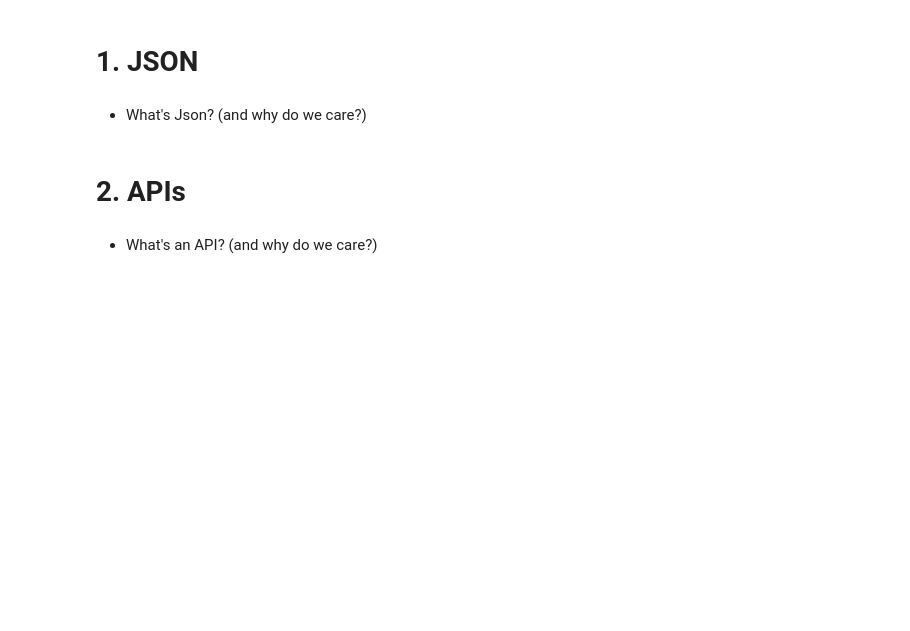
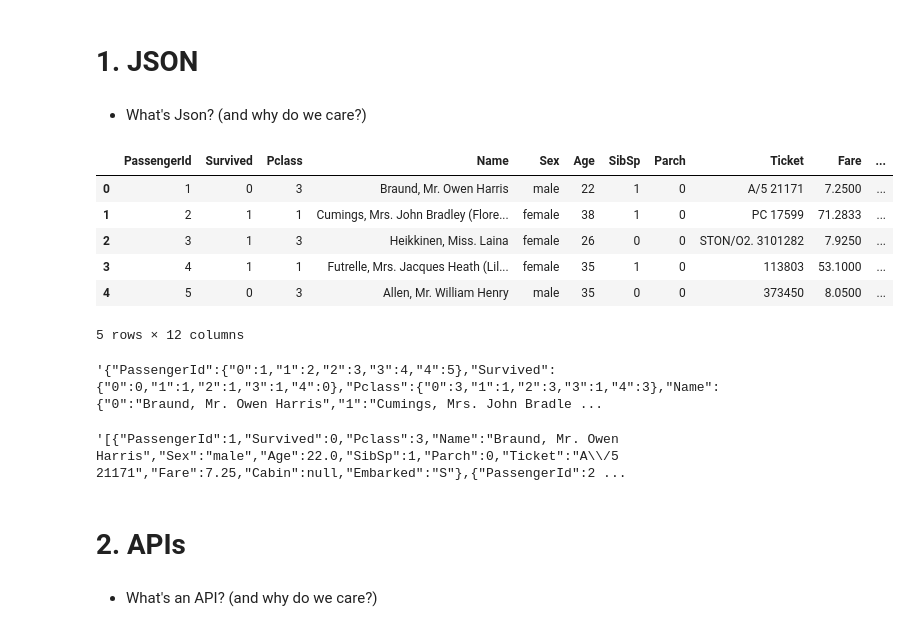
Before and after one commit to zd123/DAT_SF_5, a Jupyter notebook: iPython notebooks/DAT5-lab03.ipynb, the cells around one changed output. Saved outputs shown, nothing was run; the diff lists cells and outputs as text; code cells hidden in the pictures; blank space fills up the shorter version.

```diff
--- a/iPython notebooks/DAT5-lab03.ipynb
+++ b/iPython notebooks/DAT5-lab03.ipynb
@@ -26,12 +26,34 @@ Thanks to Alessandro Gagliardo for starting NB
 - What's Json? (and why do we care?)
 # %%
 # load the homework data into a pandas dataset
+
+import pandas as pd
+
+data = pd.read_csv("data/titanic-train.csv")
 # %%
 # assign the first 5 rows to a variable called first
+
+first = data.head(5)
+# %%
+first
+# %% [output]
+|  | PassengerId | Survived | Pclass | Name | Sex | Age | SibSp | Parch | Ticket | Fare | ... |
+| 0 | 1 | 0 | 3 | Braund, Mr. Owen Harris | male | 22 | 1 | 0 | A/5 21171 | 7.2500 | ... |
+| 1 | 2 | 1 | 1 | Cumings, Mrs. John Bradley (Flore... | female | 38 | 1 | 0 | PC 17599 | 71.2833 | ... |
+| 2 | 3 | 1 | 3 | Heikkinen, Miss. Laina | female | 26 | 0 | 0 | STON/O2. 3101282 | 7.9250 | ... |
+| 3 | 4 | 1 | 1 | Futrelle, Mrs. Jacques Heath (Lil... | female | 35 | 1 | 0 | 113803 | 53.1000 | ... |
+| 4 | 5 | 0 | 3 | Allen, Mr. William Henry | male | 35 | 0 | 0 | 373450 | 8.0500 | ... |
+5 rows × 12 columns
 # %%
 # use the DataFrame method to_json to transform <first> into a json object
+first.to_json()
+# %% [output]
+'{"PassengerId":{"0":1,"1":2,"2":3,"3":4,"4":5},"Survived":{"0":0,"1":1,"2":1,"3":1,"4":0},"Pclass":{"0":3,"1":1,"2":3,"3":1,"4":3},"Name":{"0":"Braund, Mr. Owen Harris","1":"Cumings, Mrs. John Bradle ...
 # %%
 # explore the different options in the to_json method
+first.to_json(orient = 'records')
+# %% [output]
+'[{"PassengerId":1,"Survived":0,"Pclass":3,"Name":"Braund, Mr. Owen Harris","Sex":"male","Age":22.0,"SibSp":1,"Parch":0,"Ticket":"A\\/5 21171","Fare":7.25,"Cabin":null,"Embarked":"S"},{"PassengerId":2 ...
 # %%
 # discussion
 # %% [markdown]
```
Also changed, not shown: parts of 22 cells of this notebook.
